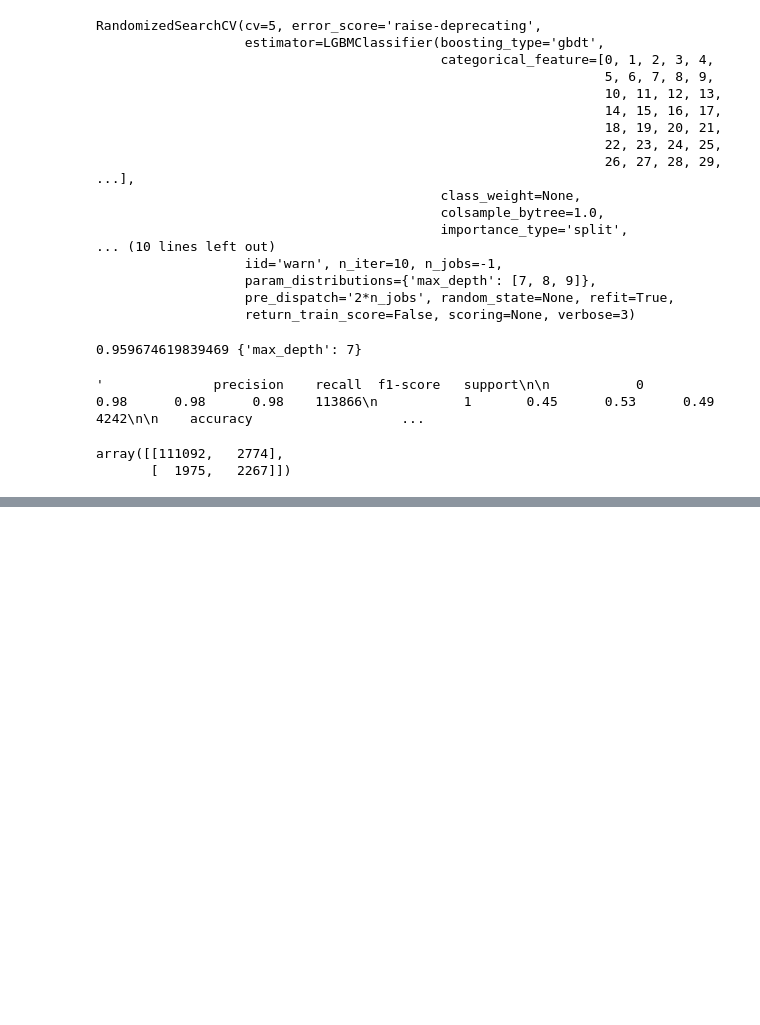
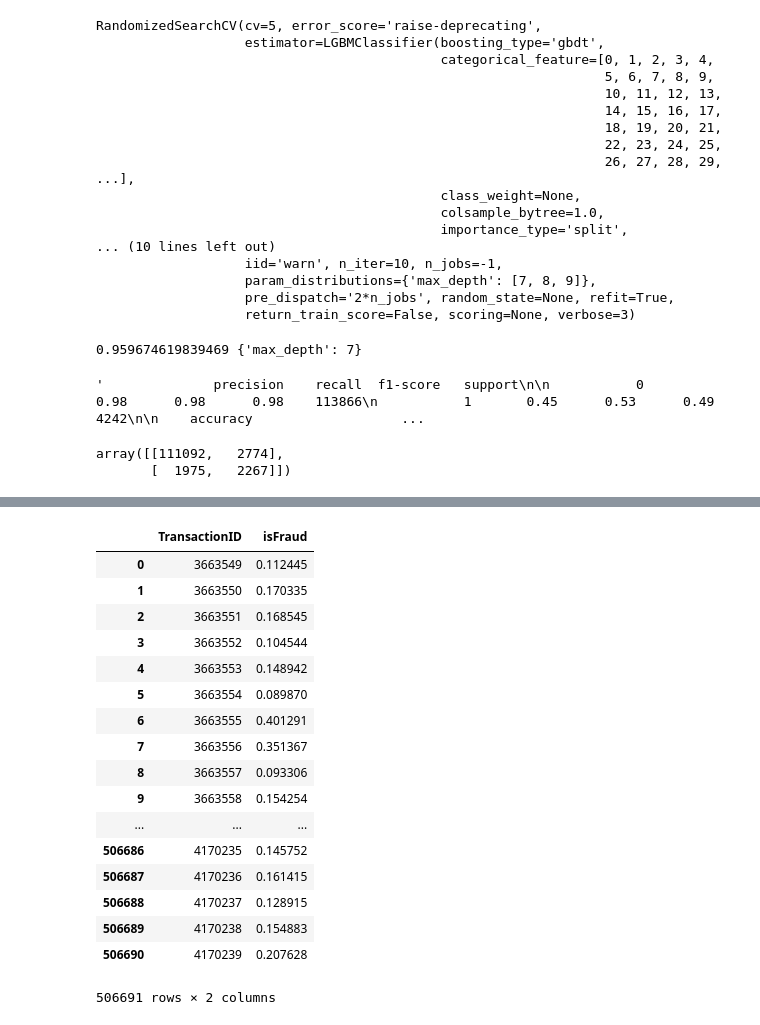
Before and after one commit to damien1994/fraud_detection_kaggle, a Jupyter notebook: notebooks/V1.ipynb, the cells around one changed output, grey strips where cells are left out. Saved outputs shown, nothing was run; the diff lists cells and outputs as text; code cells hidden in the pictures; blank space fills up the shorter version.

Commit message:
first submission

```diff
--- a/notebooks/V1.ipynb
+++ b/notebooks/V1.ipynb
@@ -221,0 +285,18 @@ array([[111092,   2774],
+# %%
+# keep id for submission
+id=test["TransactionID"]
+# drop useless column
+test=test.drop("TransactionID", axis=1)
+# %%
+# diff numeric & category columns
+test_quali=test.select_dtypes(include=['category'])
+test_quanti=test.select_dtypes(exclude=['category'])
+# %%
+# impute quali column - lightgbm handle missing value for numeric columns
+test_quali_imputed=imp.fit_transform(test_quali)
+
+# label encode categorical columns
+test_quali_encoded=pd.DataFrame(test_quali_imputed, columns=test_quali.columns).apply(encoder.fit_transform)
+
+# concat
+test_model=pd.concat([test_quali_encoded, test_quanti], axis=1)
@@ -221,0 +307,4 @@ array([[111092,   2774],
+# %%
+# predict proba with test sample
+fraud_proba=pd.DataFrame(grid_search.predict_proba(test_model))[1]
+fraud_proba
@@ -221,0 +329,22 @@ array([[111092,   2774],
+# %%
+submission_file=pd.concat([id, fraud_proba], axis=1).rename({1:'isFraud'}, axis=1)
+submission_file
+# %% [output]
+|  | TransactionID | isFraud |
+| 0 | 3663549 | 0.112445 |
+| 1 | 3663550 | 0.170335 |
+| 2 | 3663551 | 0.168545 |
+| 3 | 3663552 | 0.104544 |
+| 4 | 3663553 | 0.148942 |
+| 5 | 3663554 | 0.089870 |
+| 6 | 3663555 | 0.401291 |
+| 7 | 3663556 | 0.351367 |
+| 8 | 3663557 | 0.093306 |
+| 9 | 3663558 | 0.154254 |
+| ... | ... | ... |
+| 506686 | 4170235 | 0.145752 |
+| 506687 | 4170236 | 0.161415 |
+| 506688 | 4170237 | 0.128915 |
+| 506689 | 4170238 | 0.154883 |
+| 506690 | 4170239 | 0.207628 |
+506691 rows × 2 columns
```
Also changed, not shown: parts of 14 cells of this notebook.
